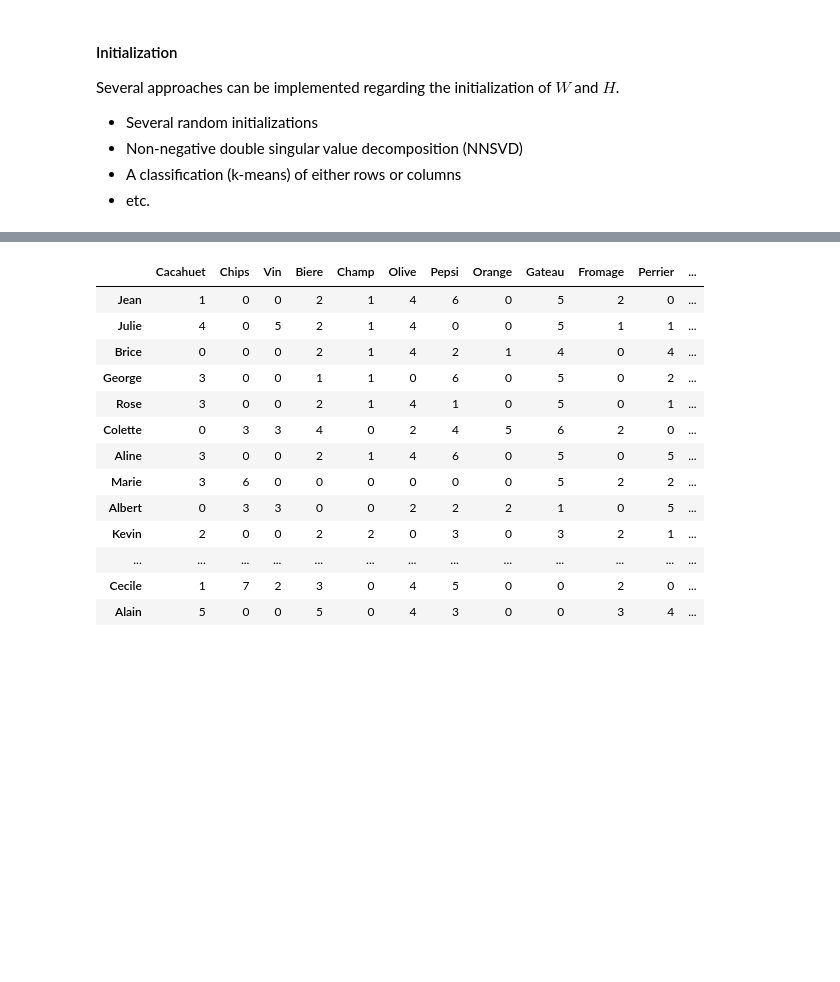
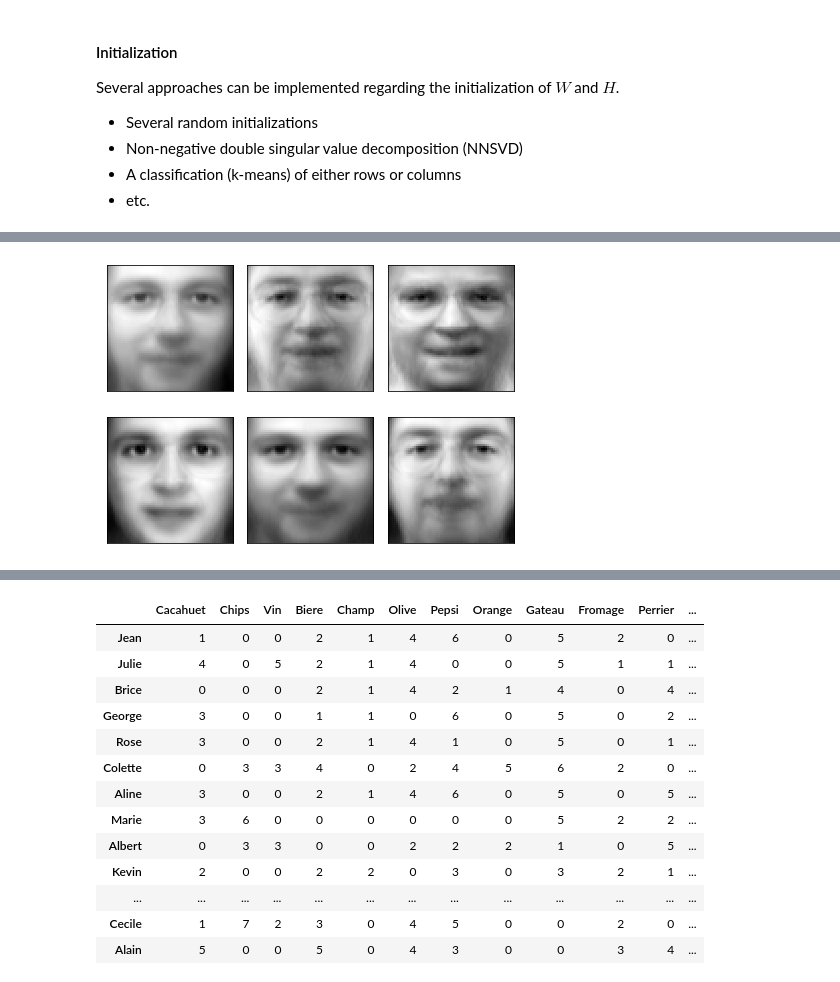
Before and after one commit to jorisguerin/clusteringLectures, a Jupyter notebook: Slides_NMF.ipynb, the cells around one changed output, grey strips where cells are left out. Cells and saved outputs as stored; diff of their text form; code cells hidden in the pictures; blank space fills up the shorter version.

```diff
--- a/Slides_NMF.ipynb
+++ b/Slides_NMF.ipynb
@@ -191,0 +381,14 @@ Several approaches can be implemented regarding the initialization of $W$ and $H
+# %%
+# Reconstructed images
+
+reconstructed_images = W.dot(H)
+plt.figure(figsize=(2.0 * n_col, 2.26 * n_row))
+for i in range(len(reconstructed_images[:n_row*n_col])):
+    plt.subplot(n_row, n_col, i + 1)
+    plt.imshow(reconstructed_images[i].reshape(image_shape), cmap=plt.cm.gray, interpolation="nearest")
+    plt.xticks(())
+    plt.yticks(())
+plt.tight_layout()
+plt.show()
+# %% [output]
+[figure, added]
```
Also changed, not shown: parts of 29 cells of this notebook.
